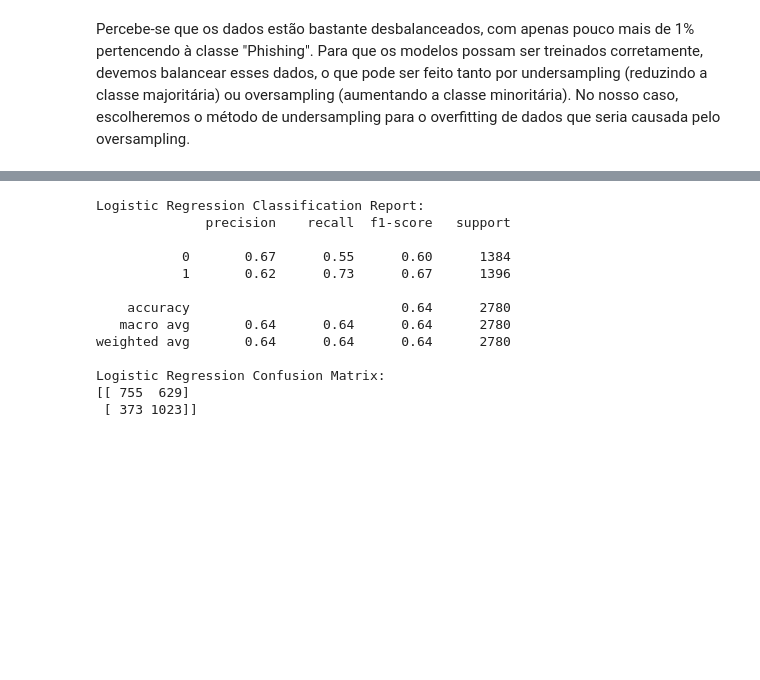
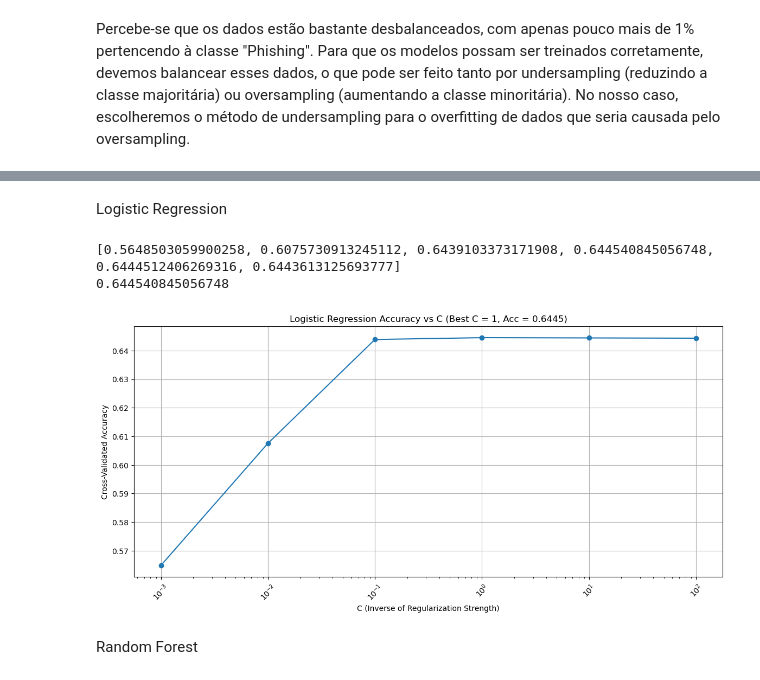
Before and after one commit to Zeronevi/phishing-classification, a Jupyter notebook: undersampling.ipynb, the cells around one changed output, grey strips where cells are left out. Cells and saved outputs as stored; diff of their text form; code cells hidden in the pictures; blank space fills up the shorter version.

```diff
--- a/undersampling.ipynb
+++ b/undersampling.ipynb
@@ -210,33 +242,40 @@ KNN Confusion Matrix:
+# %% [markdown]
+Logistic Regression
 # %%
-from sklearn.linear_model import LogisticRegression
-
 logreg_pipeline = Pipeline([
     ('scaler', StandardScaler()),
     ('logreg', LogisticRegression(max_iter=1000))
 ])
 
-# fits the model
-logreg_pipeline.fit(X_train, y_train)
+C_values = [0.001, 0.01, 0.1, 1, 10,100]
+accuracy = []
+for c in C_values:
+    logreg_pipeline.set_params(logreg__C=c)
+    # gets train cross validation score
+    _acc = cross_val_score(logreg_pipeline,X_train, y_train,cv=cv,scoring='accuracy').mean()
+    accuracy.append(_acc)
 
-# get test set predictions
-y_pred_logreg = logreg_pipeline.predict(X_test)
-from sklearn.metrics import classification_report, confusion_matrix
-print("Logistic Regression Classification Report:")
-print(classification_report(y_test, y_pred_logreg))
-print("Logistic Regression Confusion Matrix:")
-print(confusion_matrix(y_test, y_pred_logreg))
+print(accuracy)
+print(max(accuracy))
 # %% [output]
-Logistic Regression Classification Report:
-              precision    recall  f1-score   support
-
-           0       0.67      0.55      0.60      1384
-           1       0.62      0.73      0.67      1396
-
-    accuracy                           0.64      2780
-   macro avg       0.64      0.64      0.64      2780
-weighted avg       0.64      0.64      0.64      2780
-
-Logistic Regression Confusion Matrix:
-[[ 755  629]
- [ 373 1023]]
+[0.5648503059900258, 0.6075730913245112, 0.6439103373171908, 0.644540845056748, 0.6444512406269316, 0.6443613125693777]
+0.644540845056748
+# %%
+# Plotting with your desired format
+best_C = C_values[accuracy.index(max(accuracy))]
+best_acc = max(accuracy)
+
+plt.figure(figsize=(14, 6))
+plt.plot(C_values, accuracy, marker='o')
+plt.title(f'Logistic Regression Accuracy vs C (Best C = {best_C}, Acc = {best_acc:.4f})')
+plt.xlabel('C (Inverse of Regularization Strength)')
+plt.ylabel('Cross-Validated Accuracy')
+plt.grid(True)
+plt.xscale('log')  # Optional: scaling on log scale for better visualization
+plt.xticks(C_values, rotation=45)
+plt.show()
+# %% [output]
+[figure, added]
+# %% [markdown]
+Random Forest
 # %%
```
Also changed, not shown: parts of 20 cells of this notebook.
